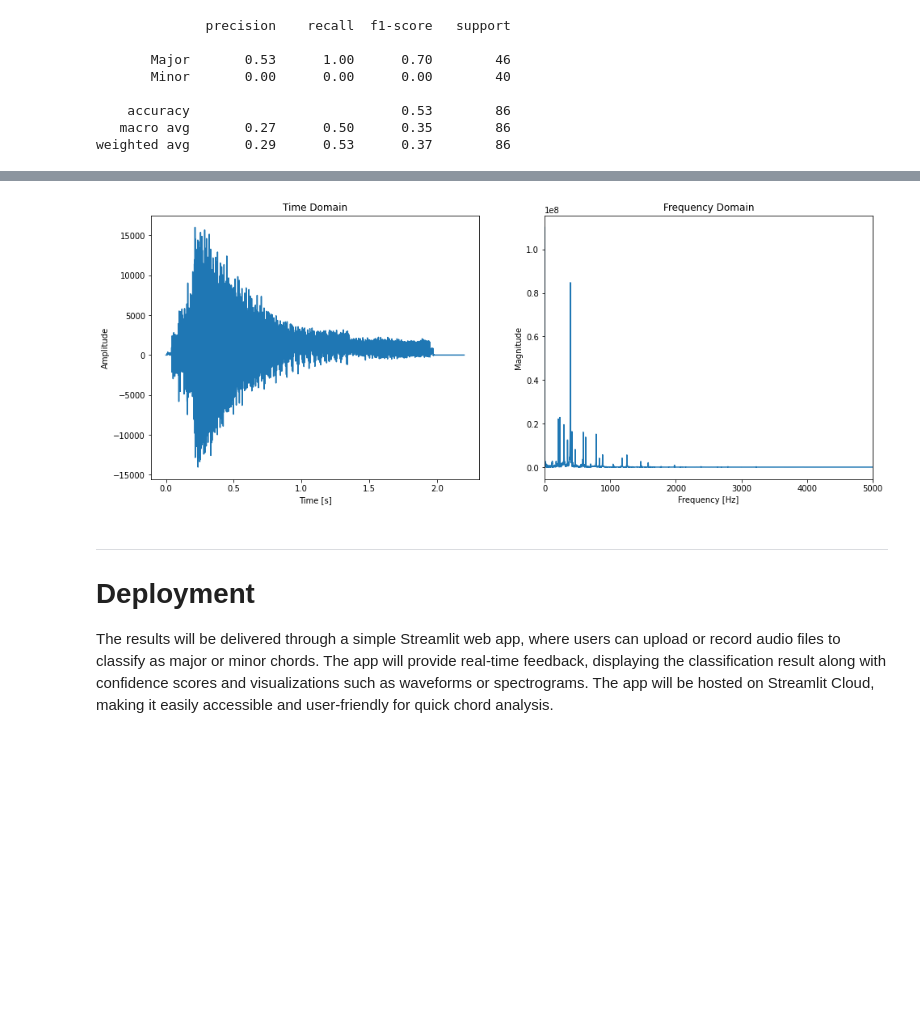
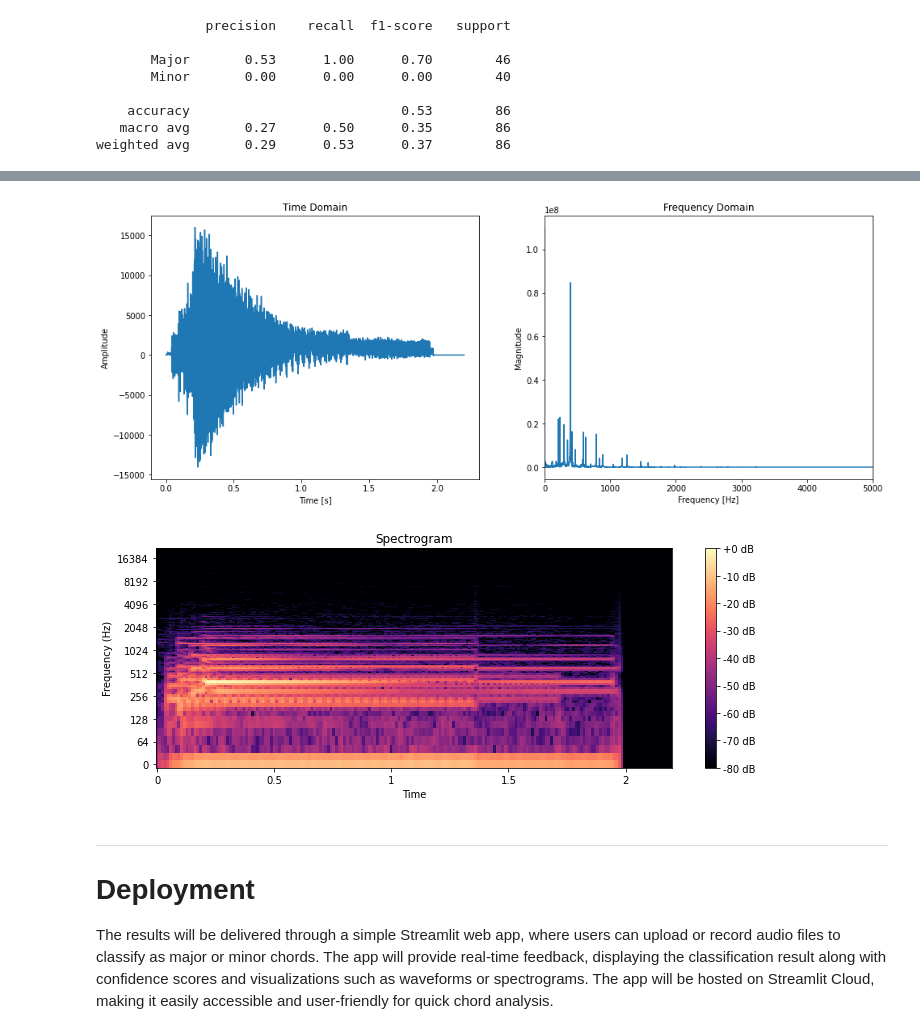
Before and after one commit to woodenikki/chord-classification, a Jupyter notebook: workbook.ipynb, the cells around one changed output, grey strips where cells are left out. Cells and saved outputs as stored; diff of their text form; code cells hidden in the pictures; blank space fills up the shorter version.

Commit message:
add spectogram visualization method

```diff
--- a/workbook.ipynb
+++ b/workbook.ipynb
@@ -357,9 +377,11 @@ class AudioAnalyzer:
         row = self.df.iloc[file_id]
         filename = row['path']
 
+        # Read the audio file
         samplerate, data = wavfile.read(filename)
         times = np.arange(len(data)) / float(samplerate)
 
+        # Plot time domain data
         plt.figure(figsize=(16, 6))
         plt.subplot(1, 2, 1)
         plt.title("Time Domain")
@@ -367,7 +389,8 @@ class AudioAnalyzer:
         plt.ylabel("Amplitude")
         plt.plot(times, data)
 
-        fft_data = fft(data)
+        # Compute and plot frequency domain data
+        fft_data = np.fft.fft(data)
         freqs = np.fft.fftfreq(len(fft_data), 1/samplerate)
         magnitude = np.abs(fft_data)[:len(data)//2]
         freqs = freqs[:len(data)//2]
@@ -380,18 +403,40 @@ class AudioAnalyzer:
             plt.xlim([0, max_freq])
         plt.plot(freqs, magnitude)
         plt.show()
+
+    def plot_spectrogram(self, file_id, max_freq=None):
+        row = self.df.iloc[file_id]
+        filename = row['path']
+        signal, sr = librosa.load(filename, sr=None)  # Load with the original sample rate
+
+        # Generate the spectrogram
+        D = librosa.amplitude_to_db(np.abs(librosa.stft(signal)), ref=np.max)
+
+        # Plotting the spectrogram
+        plt.figure(figsize=(10, 4))
+        librosa.display.specshow(D, sr=sr, x_axis='time', y_axis='log')
+        if max_freq is not None:
+            plt.ylim([0, max_freq])
+        plt.colorbar(format='%+2.0f dB')
+        plt.title('Spectrogram')
+        plt.xlabel('Time')
+        plt.ylabel('Frequency (Hz)')
+        plt.tight_layout()
+        plt.show()
 # %%
 analyzer = AudioAnalyzer(file_data)
 file_id = 440 #up to 858
 
 # Play the audio
 audio_player = analyzer.play_audio(file_id)
 audio_player
 
 # Plot the audio
 analyzer.plot_audio(file_id, max_freq=5000)
+analyzer.plot_spectrogram(file_id)
 # %% [output]
 [figure]
+[figure, added]
 # %% [markdown]
 ---
 
```
Also changed, not shown: parts of 5 cells of this notebook.
